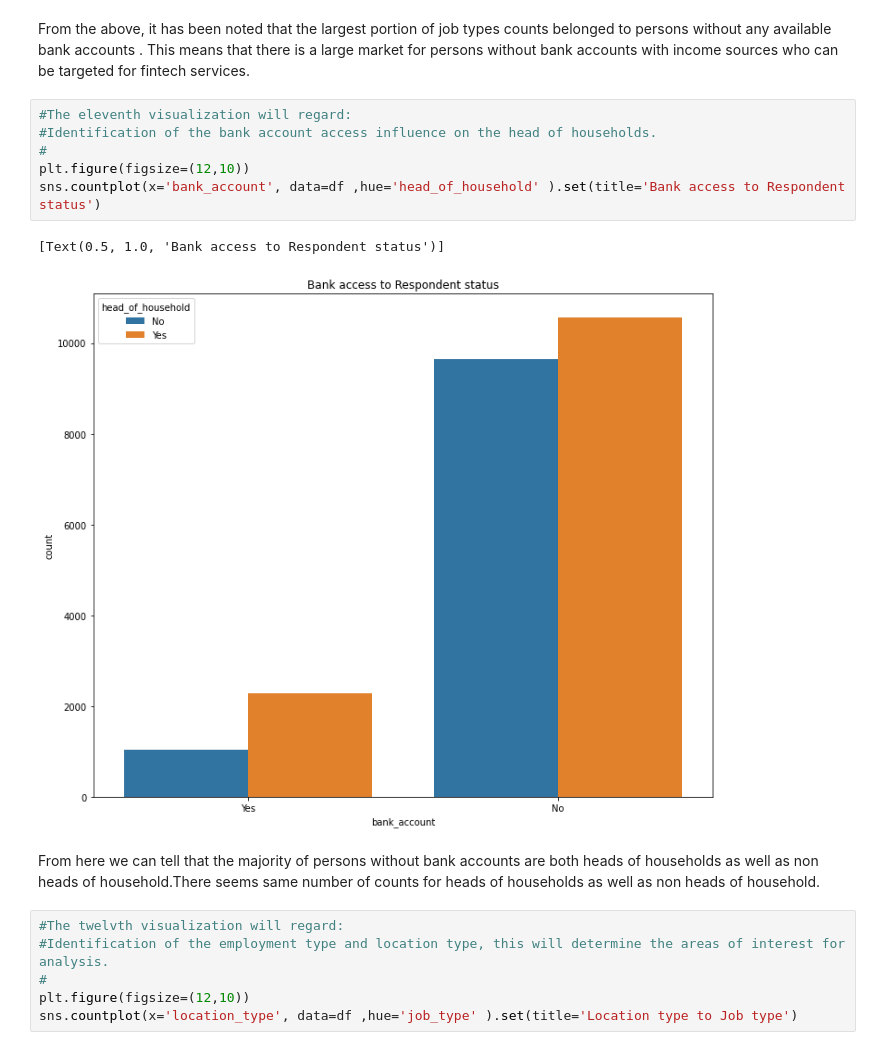
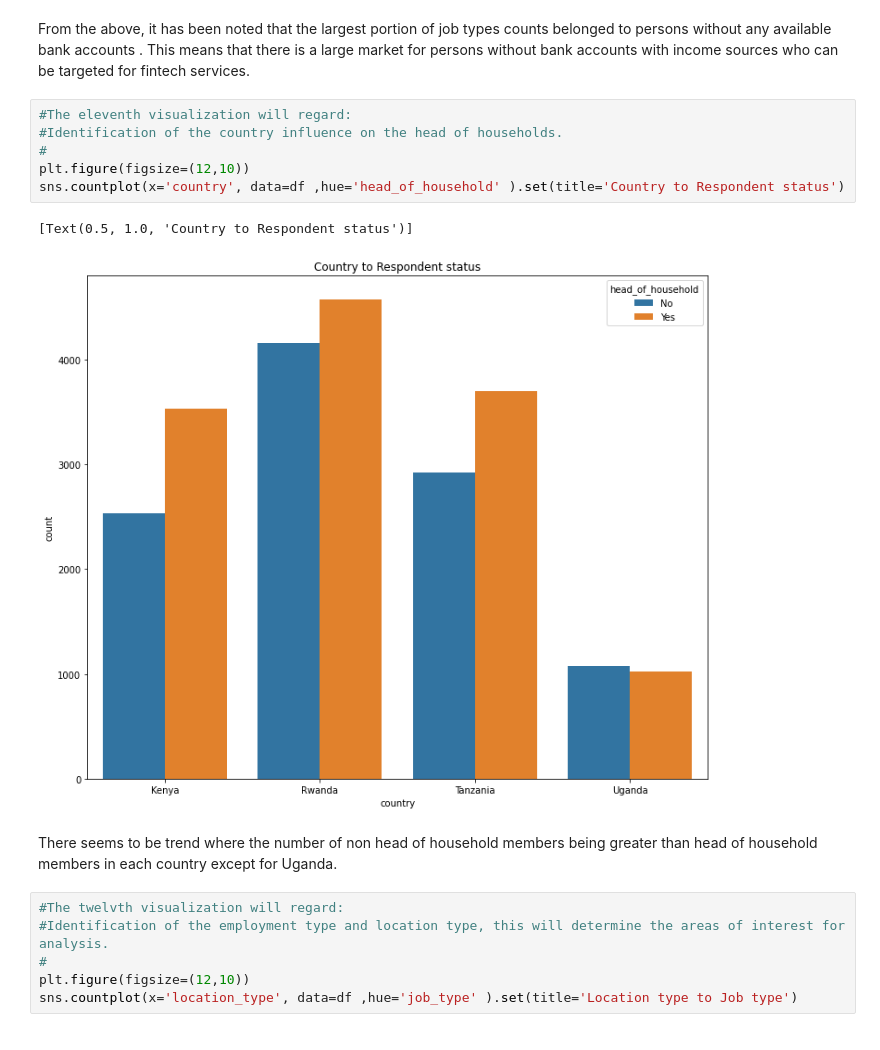
Before and after one commit to BrandonBosire/Financial-Inclusivity, a Jupyter notebook: Brainy_Badgers_Financial_Inclusion.ipynb, the cells around one changed output. Drawn from its saved outputs; the diff is of its cells as text.

```diff
--- a/Brainy_Badgers_Financial_Inclusion.ipynb
+++ b/Brainy_Badgers_Financial_Inclusion.ipynb
@@ -604,15 +605,15 @@ sns.countplot(x='bank_account', data=df ,hue='job_type' ).set(title='Bank access
 From the above, it has been noted that the largest portion of job types counts belonged to persons without any available bank accounts . This means that there is a large market for persons without bank accounts with income sources who can be targeted for fintech services.
 # %%
 #The eleventh visualization will regard:
-#Identification of the bank account access influence on the head of households.
+#Identification of the country influence on the head of households.
 #
 plt.figure(figsize=(12,10))
-sns.countplot(x='bank_account', data=df ,hue='head_of_household' ).set(title='Bank access to Respondent status')
+sns.countplot(x='country', data=df ,hue='head_of_household' ).set(title='Country to Respondent status')
 # %% [output]
-[Text(0.5, 1.0, 'Bank access to Respondent status')]
+[Text(0.5, 1.0, 'Country to Respondent status')]
-[figure, old version]
+[figure, new version]
-# %% [markdown]
-From here we can tell that the majority of persons without bank accounts are both heads of households as well as non heads of household.There seems same number of counts for heads of households as well as non heads of household.
+# %% [markdown]
+There seems to be trend where the number of non head of household members being greater than head of household members in each country except for Uganda.
 # %%
 #The twelvth visualization will regard:
 #Identification of the employment type and location type, this will determine the areas of interest for analysis.
```
Also changed, not shown: parts of 1 cell of this notebook.
